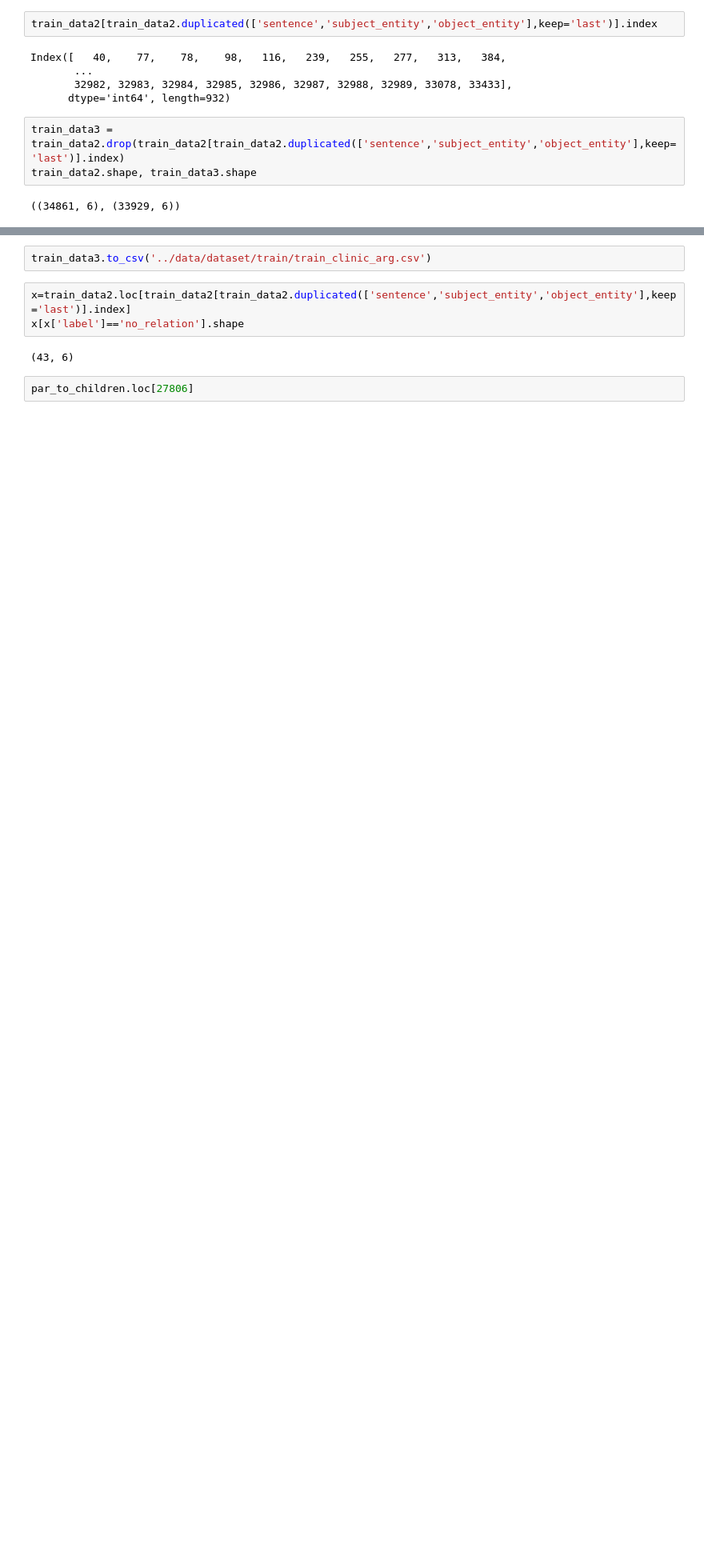
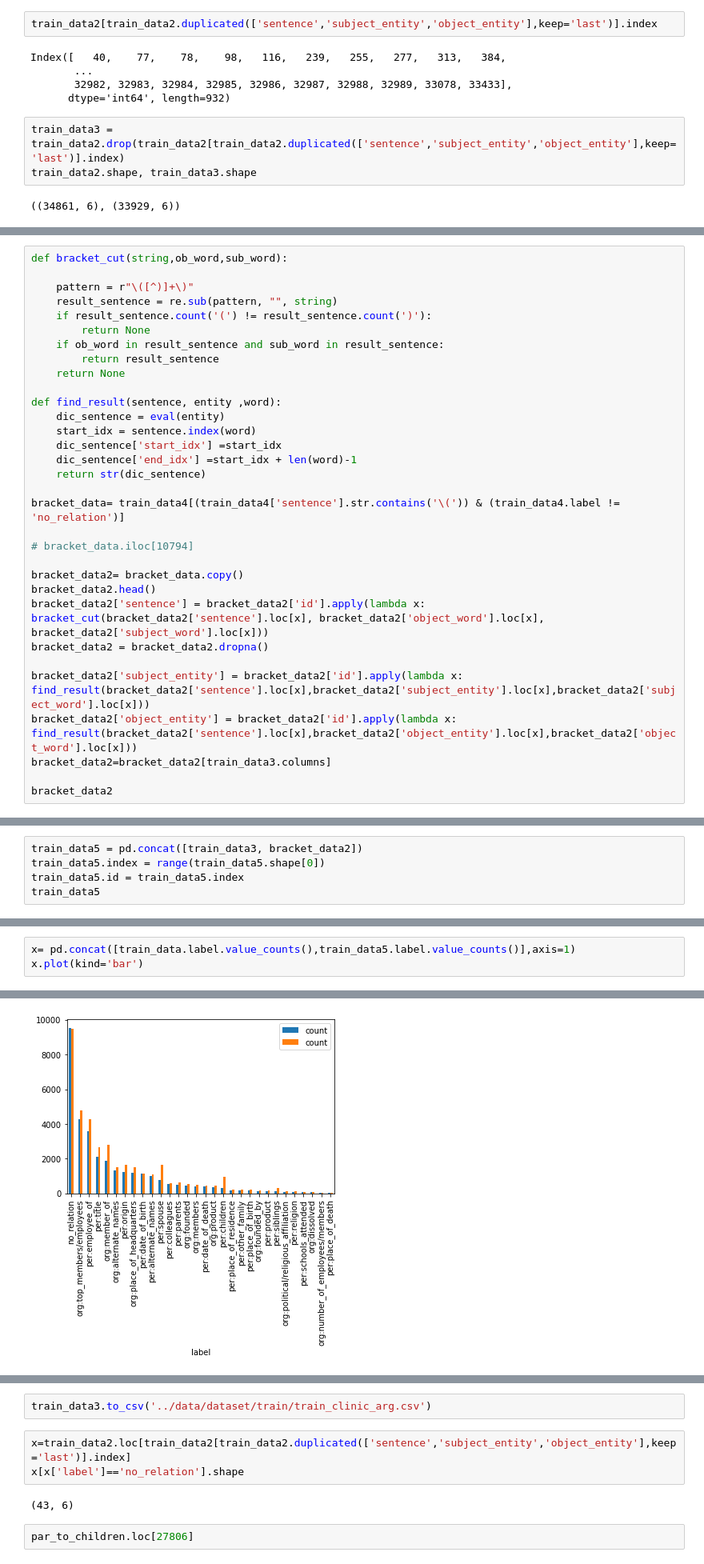
Before and after one commit to SangGank/bc_project2, a Jupyter notebook: dataAnalysis/swapArgument.ipynb, the cells around one changed output, grey strips where cells are left out. Shown at 80% size. Drawn from its saved outputs; the diff is of its cells as text; blank space fills up the shorter version.

```diff
--- a/dataAnalysis/swapArgument.ipynb
+++ b/dataAnalysis/swapArgument.ipynb
@@ -136,0 +162,32 @@ train_data2.shape, train_data3.shape
+# %%
+def bracket_cut(string,ob_word,sub_word):
+
+    pattern = r"\([^)]+\)"
+    result_sentence = re.sub(pattern, "", string)
+    if result_sentence.count('(') != result_sentence.count(')'):
+        return None
+    if ob_word in result_sentence and sub_word in result_sentence:
+        return result_sentence
+    return None
+
+def find_result(sentence, entity ,word):
+    dic_sentence = eval(entity)
+    start_idx = sentence.index(word)
+    dic_sentence['start_idx'] =start_idx
+    dic_sentence['end_idx'] =start_idx + len(word)-1
+    return str(dic_sentence)
+
+bracket_data= train_data4[(train_data4['sentence'].str.contains('\(')) & (train_data4.label != 'no_relation')]
+
+# bracket_data.iloc[10794]
+
+bracket_data2= bracket_data.copy()
+bracket_data2.head()
+bracket_data2['sentence'] = bracket_data2['id'].apply(lambda x: bracket_cut(bracket_data2['sentence'].loc[x], bracket_data2['object_word'].loc[x], bracket_data2['subject_word'].loc[x]))
+bracket_data2 = bracket_data2.dropna()
+
+bracket_data2['subject_entity'] = bracket_data2['id'].apply(lambda x: find_result(bracket_data2['sentence'].loc[x],bracket_data2['subject_entity'].loc[x],bracket_data2['subject_word'].loc[x]))
+bracket_data2['object_entity'] = bracket_data2['id'].apply(lambda x: find_result(bracket_data2['sentence'].loc[x],bracket_data2['object_entity'].loc[x],bracket_data2['object_word'].loc[x]))
+bracket_data2=bracket_data2[train_data3.columns]
+
+bracket_data2
@@ -136,0 +208,5 @@ train_data2.shape, train_data3.shape
+# %%
+train_data5 = pd.concat([train_data3, bracket_data2])
+train_data5.index = range(train_data5.shape[0])
+train_data5.id = train_data5.index
+train_data5
@@ -136,0 +349,4 @@ train_data2.shape, train_data3.shape
+# %%
+x= pd.concat([train_data.label.value_counts(),train_data5.label.value_counts()],axis=1)
+x.plot(kind='bar')
+# %% [output]
@@ -136,0 +354 @@ train_data2.shape, train_data3.shape
+[figure, added]
```
Also changed, not shown: parts of 19 cells of this notebook, 2 other files.
